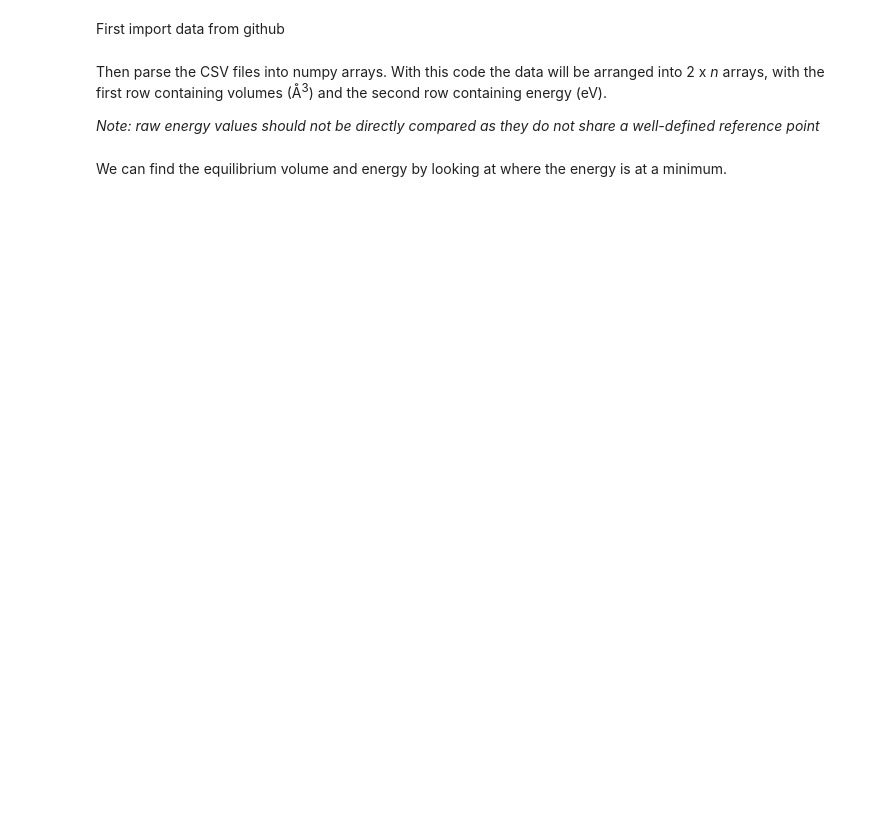
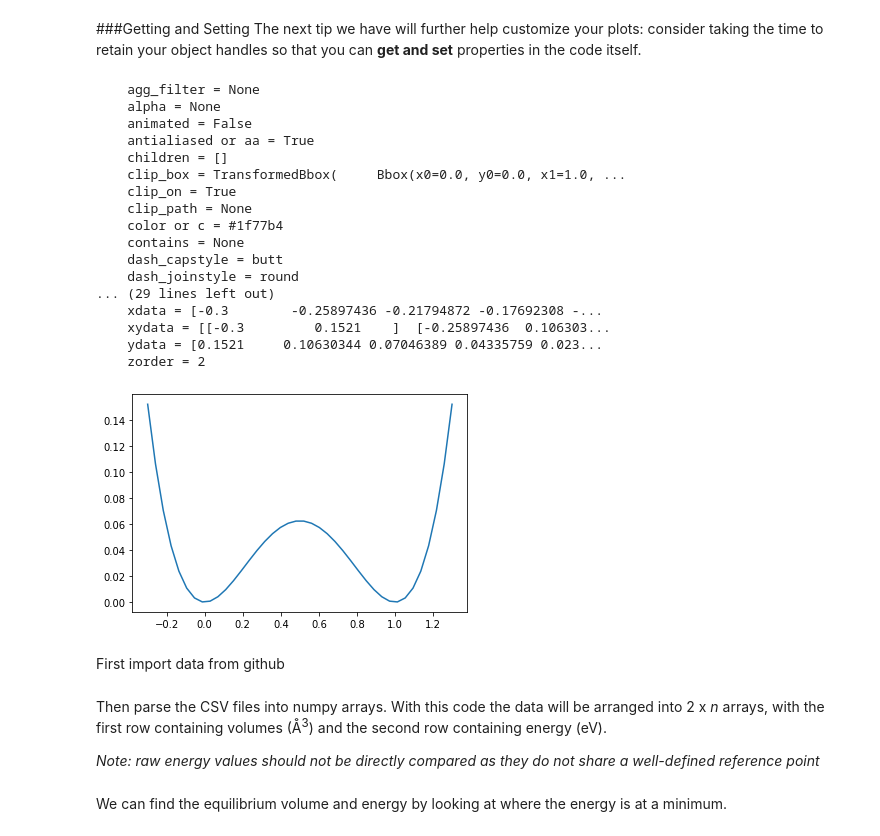
Before and after one commit to koysean/plotting_workshop, a Jupyter notebook: Plotting_workshop_2021.ipynb, the cells around one changed output. Saved outputs shown, nothing was run; the diff lists cells and outputs as text; code cells hidden in the pictures; blank space fills up the shorter version.

```diff
--- a/Plotting_workshop_2021.ipynb
+++ b/Plotting_workshop_2021.ipynb
@@ -3,3 +38,31 @@
+# %% [markdown]
+###Getting and Setting
+The next tip we have will further help customize your plots: consider taking the time to retain your object handles so that you can **get and set** properties in the code itself.
+# %%
+fig_1 = plt.figure();
+ax1_1 = fig_1.add_subplot()
+plot1 = ax1_1.plot(x,y)
+plt.setp(plot1,)
+plt.getp(plot1)
+# %% [output]
+    agg_filter = None
+    alpha = None
+    animated = False
+    antialiased or aa = True
+    children = []
+    clip_box = TransformedBbox(     Bbox(x0=0.0, y0=0.0, x1=1.0, ...
+    clip_on = True
+    clip_path = None
+    color or c = #1f77b4
+    contains = None
+    dash_capstyle = butt
+    dash_joinstyle = round
+... (29 lines left out)
+    xdata = [-0.3        -0.25897436 -0.21794872 -0.17692308 -...
+    xydata = [[-0.3         0.1521    ]  [-0.25897436  0.106303...
+    ydata = [0.1521     0.10630344 0.07046389 0.04335759 0.023...
+    zorder = 2
+[figure, added]
 # %%
 import matplotlib as mpl
 import matplotlib.cm as cm
```
Also changed, not shown: parts of 12 cells of this notebook.
